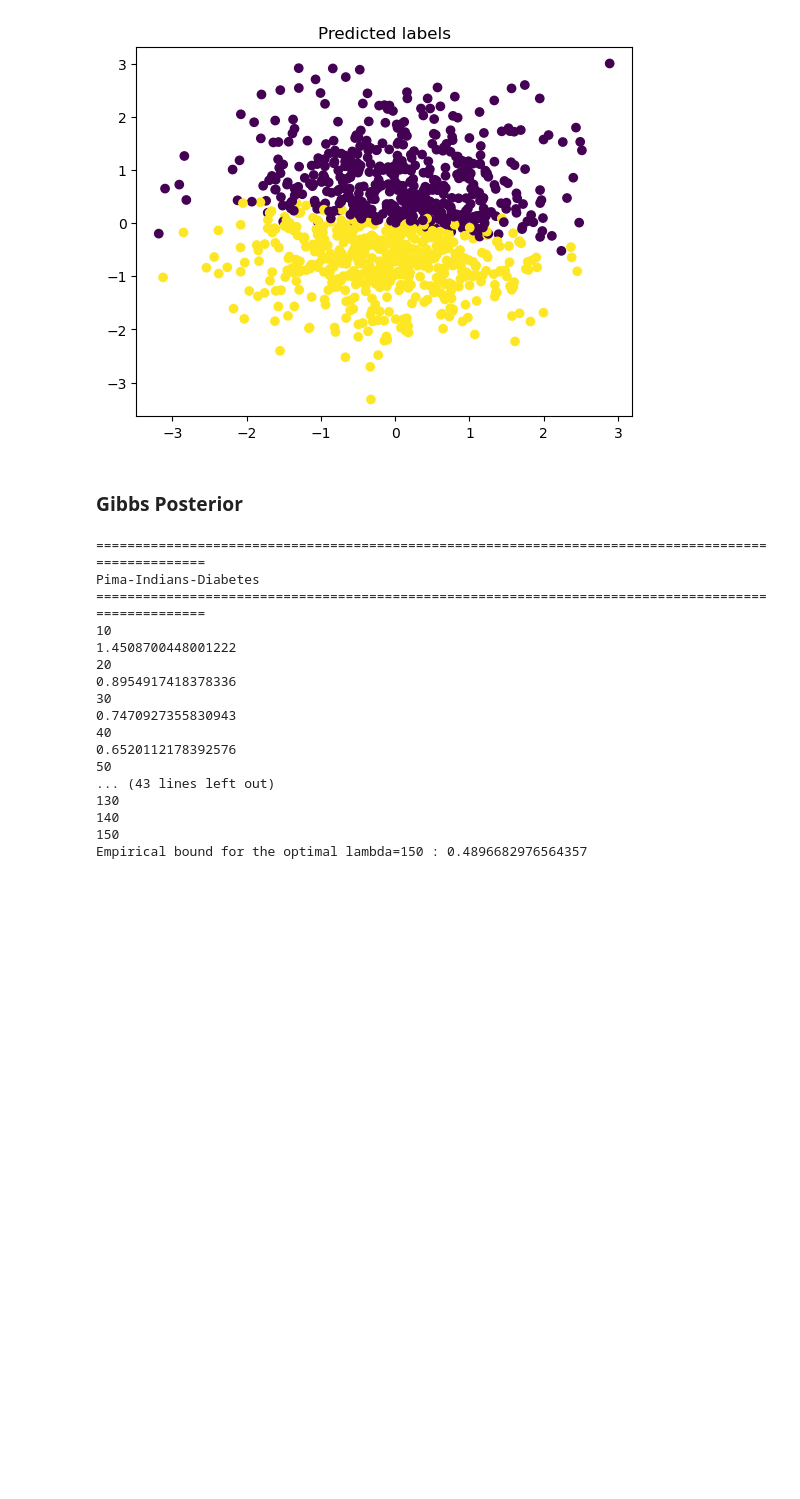
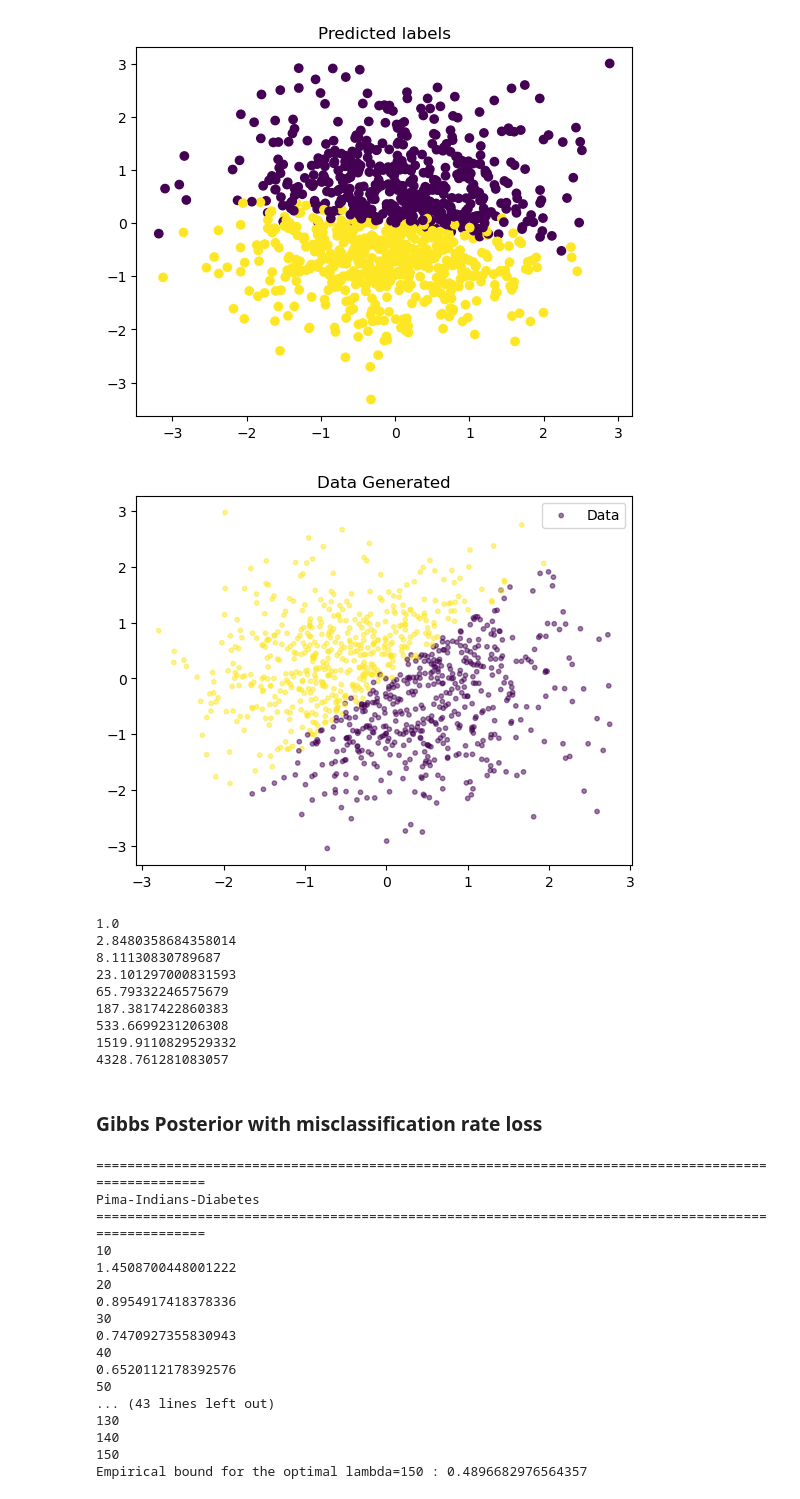
Before and after one commit to AugustinCablant/Computational-Statistics-Project, a Jupyter notebook: notebook.ipynb, the cells around one changed output. Drawn from its saved outputs; the diff is of its cells as text; code cells hidden in the pictures; blank space fills up the shorter version.

```diff
--- a/notebook.ipynb
+++ b/notebook.ipynb
@@ -573,3 +573,20 @@ plt.show()
 [figure]
 Missclassification rate:  0.043
 [figure]
+# %%
+def L_hinge(m, sigma, X, y, lmbda, nu): # lower bound to be maximized
+    n, d = X.shape
+
+    # print(y)
+    # print( np.tile(y, (d, 1)) )
+
+    Gamma =np.tile(y, (d, 1)).T * X
+    Gamma_norms = [np.sqrt(Gamma[i]@Gamma[i]) for i in range(n)]
+
+    first_sum = 0
+    second_sum = 0
+    for i in range(n):
+        first_sum += (1 - Gamma[i]@m) * stats.norm.cdf( (1 - Gamma[i]@m) / (sigma * Gamma_norms[i]) )
+        second_sum += sigma * Gamma_norms[i] * stats.norm.pdf ( (1 - Gamma[i]@m) / (sigma * Gamma_norms[i]) )
+
+    return -(lmbda/n)*( first_sum + second_sum ) - m@m / (2*nu) + 0.5*d*(np.log(sigma**2) - nu/sigma**2)
@@ -576,3 +650,44 @@ Missclassification rate:  0.043
+# %%
+n, d = 1000, 2
+X = np.random.randn(n, d)
+true_w = np.random.randn(d)
+y = 0.5 * (np.sign(X @ true_w + 0.1 * np.random.randn(n)) + 1)
+plt.figure()
+plt.scatter(X[:, 0], X[:, 1], c = y, alpha = 0.5, cmap = 'viridis', s = 10, label = 'Data')
+plt.title("Data Generated")
+plt.legend()
+plt.show()
+
+HL = HingeLoss(X=X, y=y)
+miss = HL.run(lmbdas = np.logspace(0, 5, 12))
+print(miss)
+print(HL.lmbda_star)
+print(miss[HL.lmbda_star])
+print(HL.lmbda_star)
+m_hinge = HL.fit_with_lmbda_star()
+
+ypred = []
+for i in tqdm(range(len(X))):
+    beta = stats.multivariate_normal(mean=m_hinge, cov=np.diag(np.ones(HL.d)*HL.sigma**2)).rvs()
+    ypred.append(np.sign(X[i] @ beta))
+print(np.mean(ypred != 2*y-1)) # Missclassification rate
+
+plt.figure()
+plt.scatter(X[:, 0], X[:, 1], c = ypred, alpha = 0.5, cmap = 'viridis', s = 10, label = 'Predicted labels')
+plt.legend()
+plt.title("Predicted labels")
+plt.show()
+# %% [output]
+[figure, added]
+1.0
+2.8480358684358014
+8.11130830789687
+23.101297000831593
+65.79332246575679
+187.3817422860383
+533.6699231206308
+1519.9110829529332
+4328.761281083057
 # %%
 DATASET = ['pima-indians-diabetes',
            #'credit',
@@ -594,5 +709,5 @@ def preprocess_data(X):
             X[col] = label_encoder.fit_transform(X[col])
     return X
 # %% [markdown]
-### Gibbs Posterior
+### Gibbs Posterior with misclassification rate loss
 # %%
```
Also changed, not shown: parts of 4 cells of this notebook.
